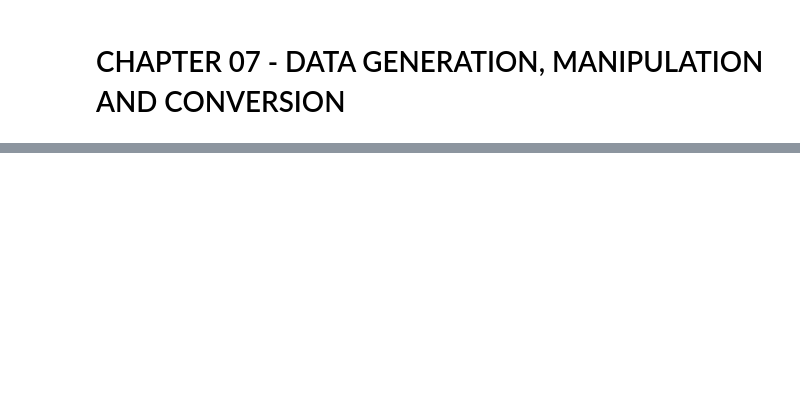
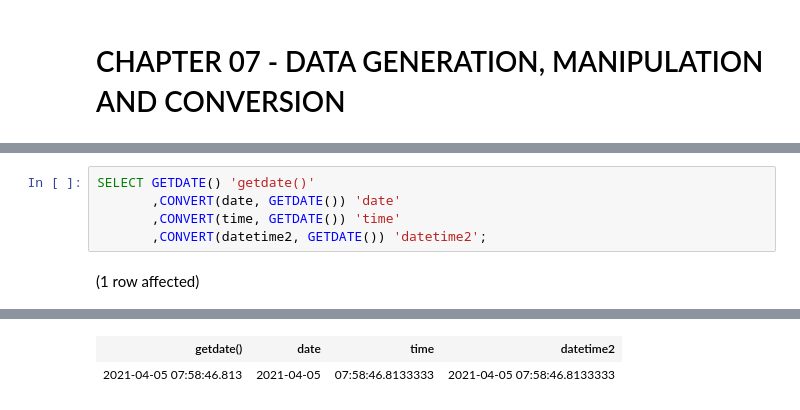
Before and after one commit to ferreira-mr/livroLearningSQL_AlanBeaulieu, a Jupyter notebook: chapter07_DataGenerationManipulationAndConversion.ipynb, the cells around one changed output, grey strips where cells are left out. Saved outputs shown, nothing was run; the diff lists cells and outputs as text; blank space fills up the shorter version.

```diff
--- a/chapter07_DataGenerationManipulationAndConversion.ipynb
+++ b/chapter07_DataGenerationManipulationAndConversion.ipynb
@@ -27,0 +100,7 @@ Total execution time: 00:00:00.017
+# %%
+SELECT GETDATE() 'getdate()'
+       ,CONVERT(date, GETDATE()) 'date'
+       ,CONVERT(time, GETDATE()) 'time'
+       ,CONVERT(datetime2, GETDATE()) 'datetime2';
+# %% [output]
+(1 row affected)
@@ -27,0 +108,2 @@ Total execution time: 00:00:00.017
+| getdate() | date | time | datetime2 |
+| 2021-04-05 07:58:46.813 | 2021-04-05 | 07:58:46.8133333 | 2021-04-05 07:58:46.8133333 |
```
Also changed, not shown: parts of 29 cells of this notebook.
